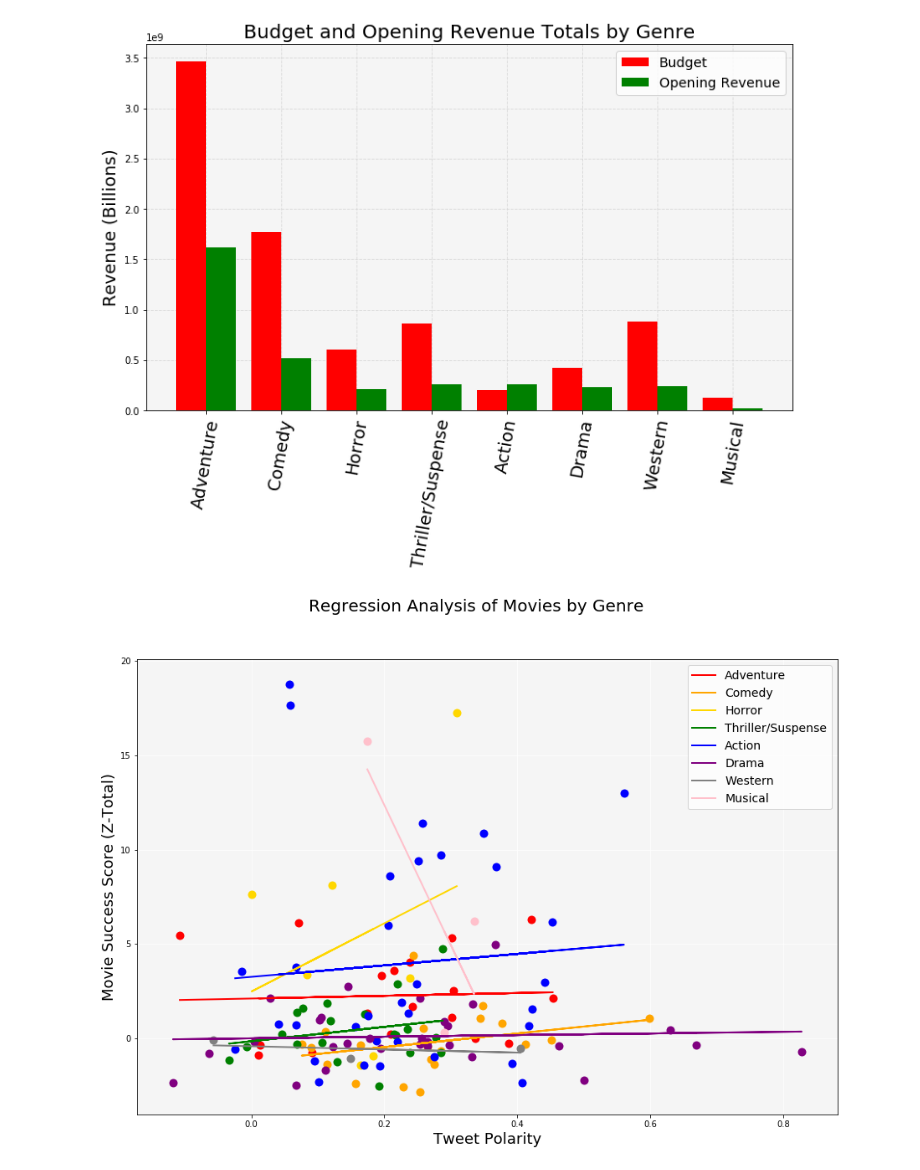
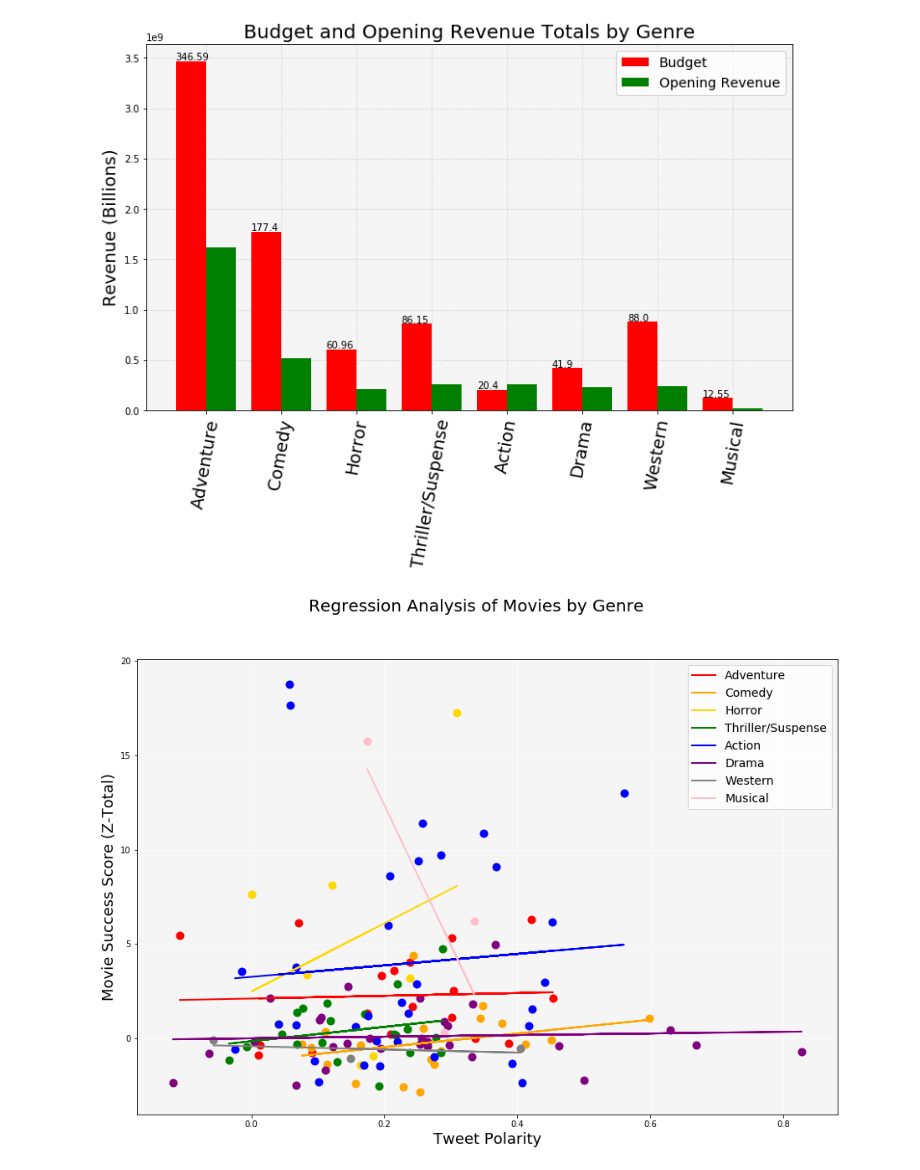
Before and after one commit to Jayleh/dream-reapers, a Jupyter notebook: graphing.ipynb, the cells around one changed output. Saved outputs shown, nothing was run; the diff lists cells and outputs as text; code cells hidden in the pictures.

```diff
--- a/graphing.ipynb
+++ b/graphing.ipynb
@@ -53,31 +53,37 @@ title_index_df = movie_data_df.set_index(['title'])
 # %%
 #1 matt: compare revenue and opening weekend revenue sorted by genre
 plt.figure(figsize=(12, 7))
 
 plt.bar(np.arange(len(groupedSummary))-.20, groupedSummary['budget'], color = "red", width = .4, label = "Budget")
 plt.bar(np.arange(len(groupedSummary))+.20, groupedSummary['opening'], color = "green", width = .4, label = "Opening Revenue")
 
 tick_location = np.arange(len(groupedSummary))
 plt.xticks(tick_location, genres, rotation=80, fontsize=18)
 
 plt.title("Budget and Opening Revenue Totals by Genre", fontsize=20)
 # plt.xlabel("Genre", fontsize=18)
 plt.ylabel("Revenue (Billions)", fontsize=18)
 
 plt.legend(fontsize=14)
 
 # Set axes background color
 ax = plt.gca()
 ax.set_facecolor('whitesmoke')
 
+# Add values above the two bar graphs
+count = 0
+for num in groupedSummary['budget']:
+    plt.text(count-0.4, num+10050000, str(round(num/10000000,2)))
+    count = count + 1
+
 # Insert grid lines and set behind plot elements
 ax.grid(linestyle='--', color='lightgrey', alpha=0.8)
 ax.set_axisbelow(True)
 
 plt.savefig("images/GenreBudgetRevenue.png", bbox_inches="tight")
 plt.show()
 # %% [output]
-[figure, old version]
+[figure, new version]
 # %%
 #2 genre sentiment vs score with regression
 colors = ["red","orange","gold","green","blue","purple","grey","pink","black","brown"]
```
Also changed, not shown: parts of 2 cells of this notebook, 6 other files.
